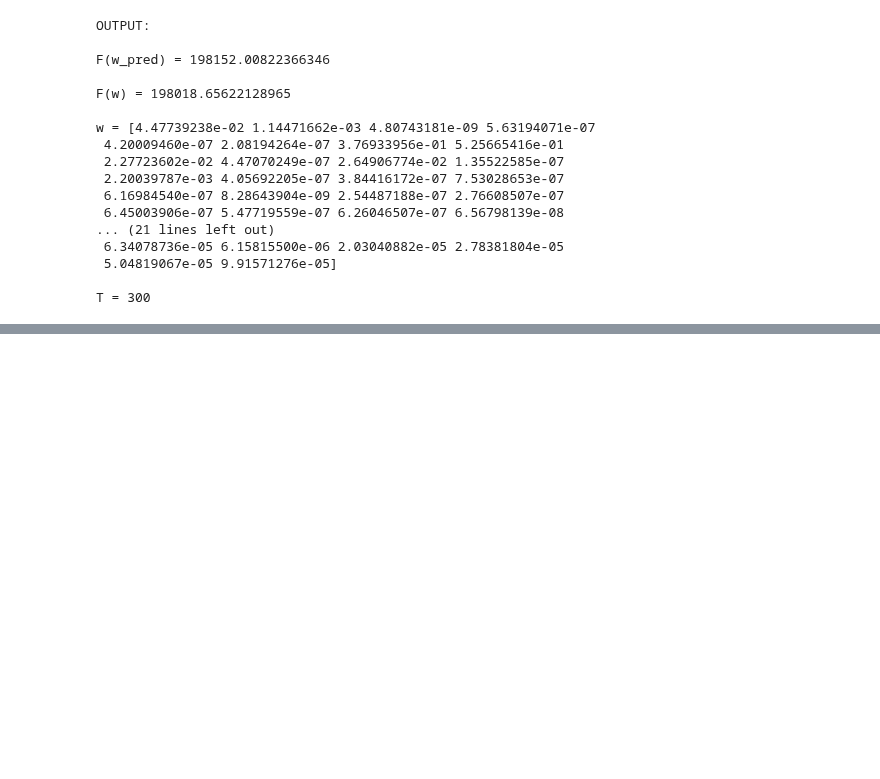
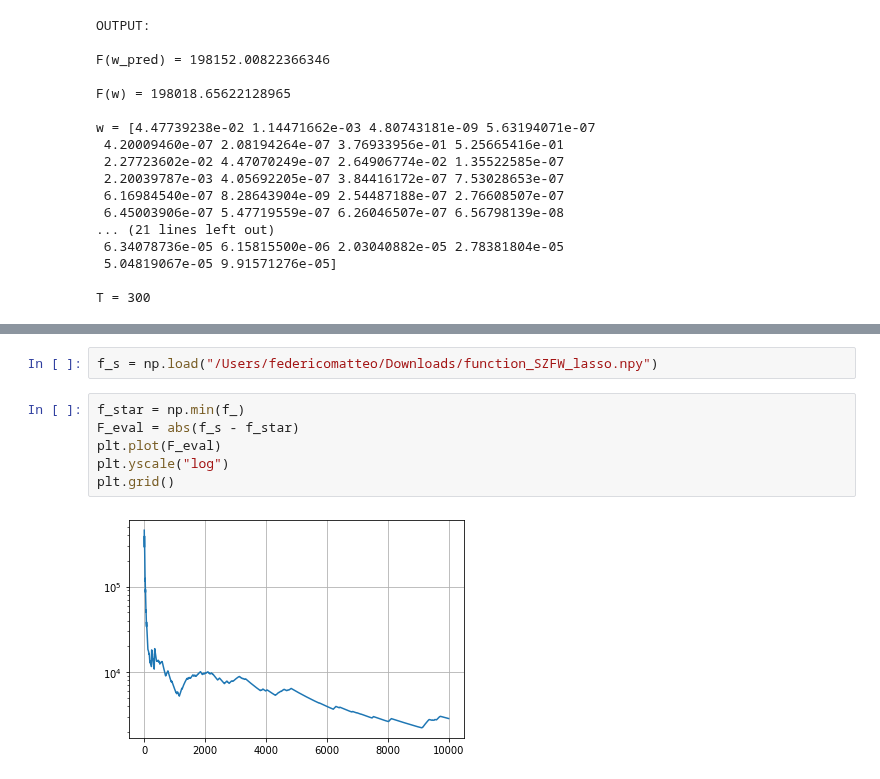
Before and after one commit to liacov/OPTproj, a Jupyter notebook: notebooks/LassoRegression.ipynb, the cells around one changed output, grey strips where cells are left out. Drawn from its saved outputs; the diff is of its cells as text; blank space fills up the shorter version.

```diff
--- a/notebooks/LassoRegression.ipynb
+++ b/notebooks/LassoRegression.ipynb
@@ -421,0 +437,10 @@ T = 300
+# %%
+f_s = np.load("/Users/federicomatteo/Downloads/function_SZFW_lasso.npy")
+# %%
+f_star = np.min(f_)
+F_eval = abs(f_s - f_star)
+plt.plot(F_eval)
+plt.yscale("log")
+plt.grid()
+# %% [output]
+[figure, added]
```
Also changed, not shown: parts of 3 cells of this notebook, 7 other files.
